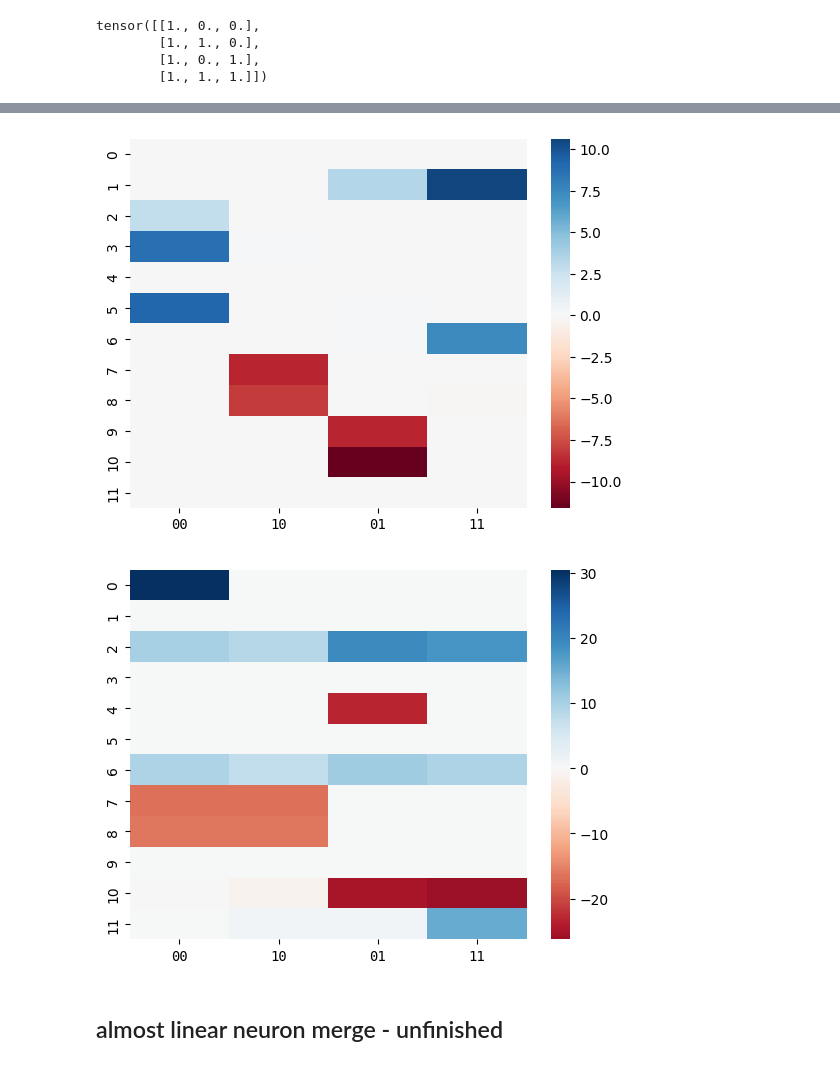
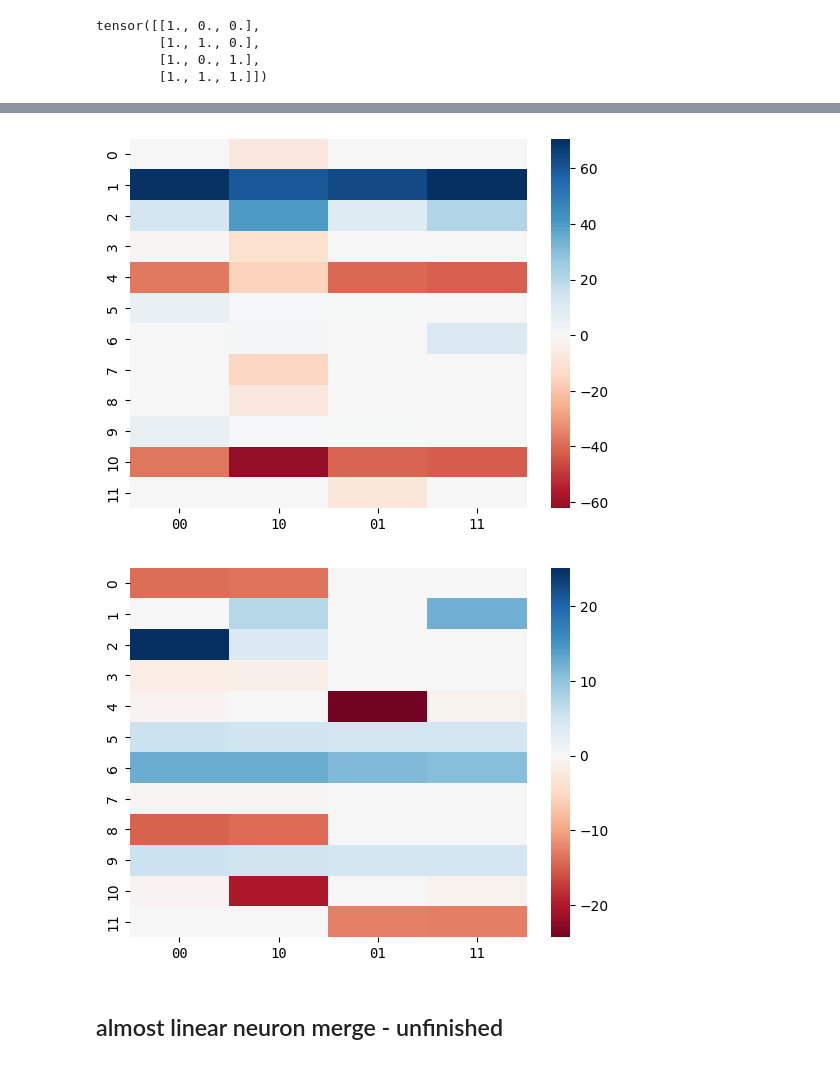
Before and after one commit to jackpeck/spd, a Jupyter notebook: spd/experiments/multitask_sparse_parity/examining_how_mtsp_model_works2.ipynb, the cells around one changed output, grey strips where cells are left out. Drawn from its saved outputs; the diff is of its cells as text; code cells hidden in the pictures.

```diff
--- a/spd/experiments/multitask_sparse_parity/examining_how_mtsp_model_works2.ipynb
+++ b/spd/experiments/multitask_sparse_parity/examining_how_mtsp_model_works2.ipynb
@@ -205,7 +162,7 @@ x1 = torch.cat([F.one_hot(task_ids, config.n_control_bits), task_bits], dim=1).f
 x2 = model.l1(x1)
 x3 = F.relu(x2)
 # x4 = model.l2(x3)
-x4 = model.l2_bce(x3)
+x4 = model.l2(x3)
 x1 = x1.detach()
 x2 = x2.detach()
 x3 = x3.detach()
@@ -232,7 +189,7 @@ for task_id in range(config.n_control_bits):
     x1 = torch.cat([F.one_hot(task_ids, config.n_control_bits).float(), task_bits.float()], dim=1)
     x2 = model.l1(x1)
     x3 = F.relu(x2)
-    x4 = model.l2_bce(x3)
+    x4 = model.l2(x3)
     x1 = x1.detach()
     x2 = x2.detach()
     x3 = x3.detach()
@@ -249,30 +206,30 @@ for task_id in range(config.n_control_bits):
 # %%
 for task_id in range(config.n_control_bits):
     task_ids = torch.tensor(task_id).repeat(2**config.n_xored_bits)
     # task_bits = torch.ones((2**config.n_xored_bits, config.n_task_bits), dtype=torch.long)
     # task_bits = torch.zeros((2**config.n_xored_bits, config.n_task_bits))
     task_bits = torch.randint(2, (2**config.n_xored_bits, config.n_task_bits)).float()
     task_bits[:, dataset.selected_bits_by_task[task_id]] = bits.float()
     # out = model((task_ids, task_bits, ()))
     # out[:, 0] - out[:, 1]
 
     x1 = torch.cat([F.one_hot(task_ids, config.n_control_bits).float(), task_bits.float()], dim=1)
     x2 = model.l1(x1)
     x3 = F.relu(x2)
-    x4 = model.l2_bce(x3)
+    x4 = model.l2(x3)
     x1 = x1.detach()
     x2 = x2.detach()
     x3 = x3.detach()
     x4 = x4.detach()
 
     bit_labels = ["".join(str(b) for b in row) for row in bits.tolist()]
     ax = sns.heatmap((x3 * l2_synth[neuron_mask]).T, cmap="RdBu", center=0)
     ax.set_xticks(np.arange(len(bit_labels)) + 0.5)
     ax.set_xticklabels(bit_labels, rotation=0, fontfamily="monospace")
     plt.show()
 # %% [output]
-[figure, old version]
+[figure, new version]
-[figure, old version]
+[figure, new version]
 # %% [markdown]
 ## almost linear neuron merge - unfinished
 # %%
```
Also changed, not shown: parts of 38 cells of this notebook, 2 other files.
